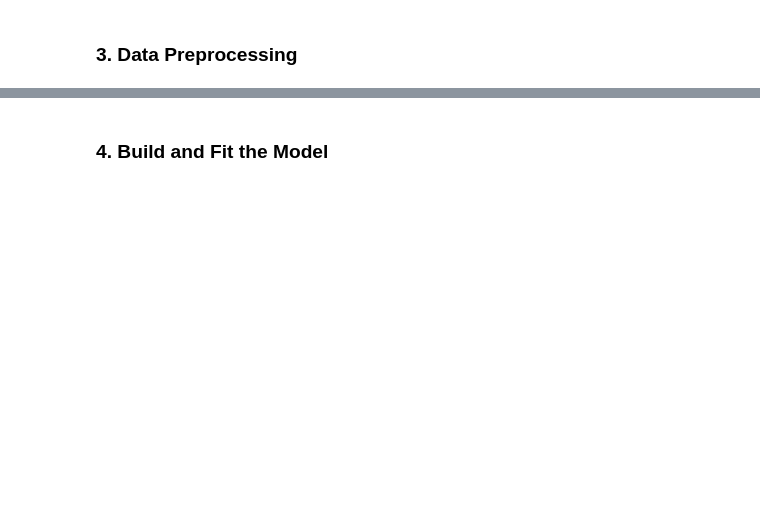
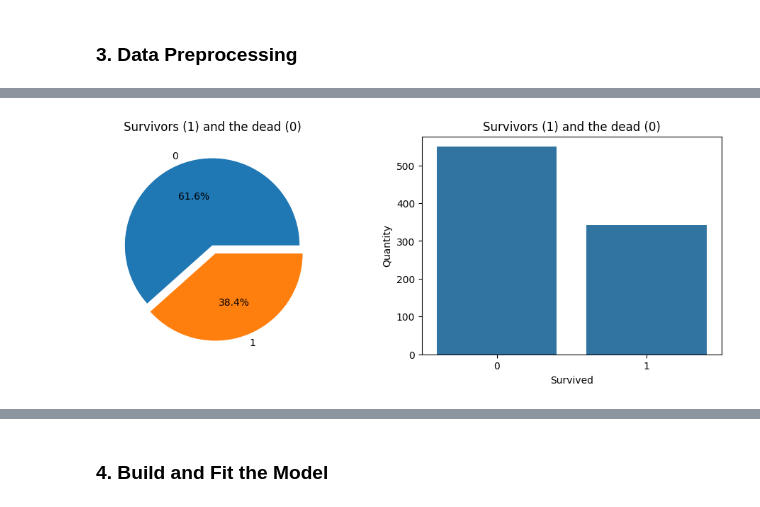
Before and after one commit to fatahrahimi330/100-Machine-Learning-Projects, a Jupyter notebook: 53-Titanic Survival Prediction/TitanicSurvivalPrediction.ipynb, the cells around one changed output, grey strips where cells are left out. Cells and saved outputs as stored; diff of their text form; code cells hidden in the pictures; blank space fills up the shorter version.

Commit message:
Titanic Survival Prediction Project

```diff
--- a/53-Titanic Survival Prediction/TitanicSurvivalPrediction.ipynb
+++ b/53-Titanic Survival Prediction/TitanicSurvivalPrediction.ipynb
@@ -10,5 +10,5 @@ import seaborn as sns
 # %% [markdown]
 ### 2. Laoding Datasets
 # %%
-train_url = ""
+train_url = "https://media.githubusercontent.com/media/fatahrahimi330/100-Machine-Learning-Projects/refs/heads/master/53-Titanic%20Survival%20Prediction/train.csv"
 # %%
@@ -21,0 +92,14 @@ test_data = pd.read_csv(test_url)
+# %%
+f, ax = plt.subplots(1, 2, figsize=(12, 4))
+train_data['Survived'].value_counts().plot.pie(
+	explode=[0, 0.1], autopct='%1.1f%%', ax=ax[0], shadow=False)
+ax[0].set_title('Survivors (1) and the dead (0)')
+ax[0].set_ylabel('')
+sns.countplot(x='Survived', data=train_data, ax=ax[1])
+ax[1].set_ylabel('Quantity')
+ax[1].set_title('Survivors (1) and the dead (0)')
+plt.show()
+
+# This code is modified by Susobhan Akhuli
+# %% [output]
+[figure, added]
```
Also changed, not shown: parts of 23 cells of this notebook, 6 other files.
